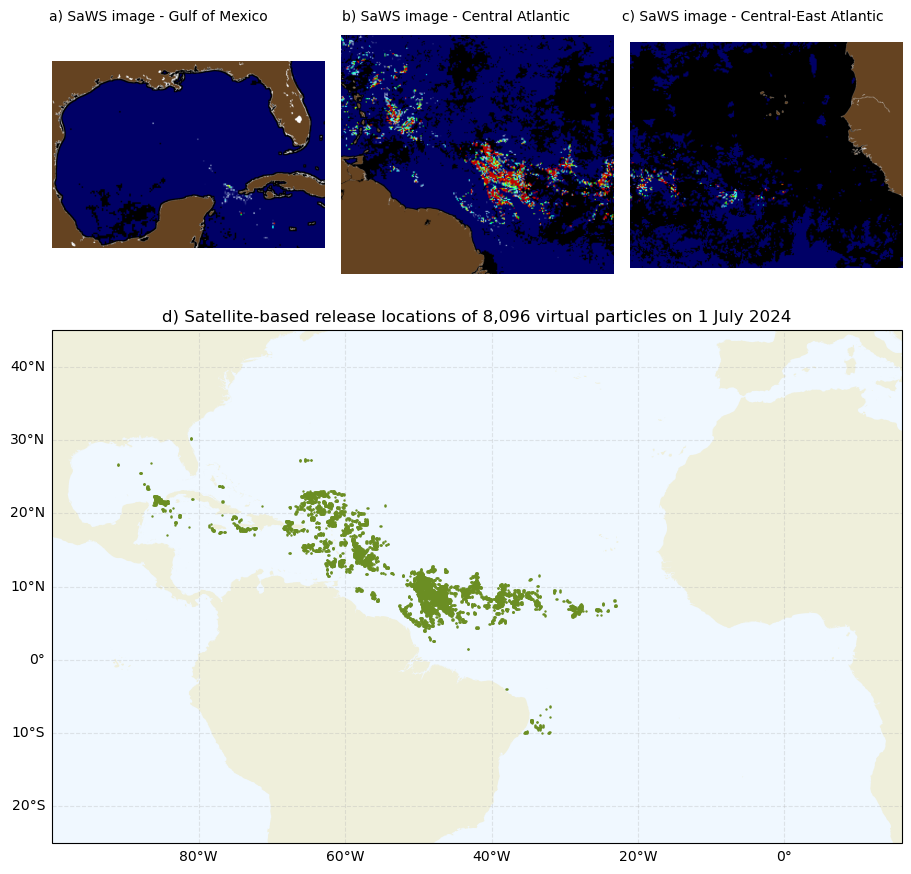
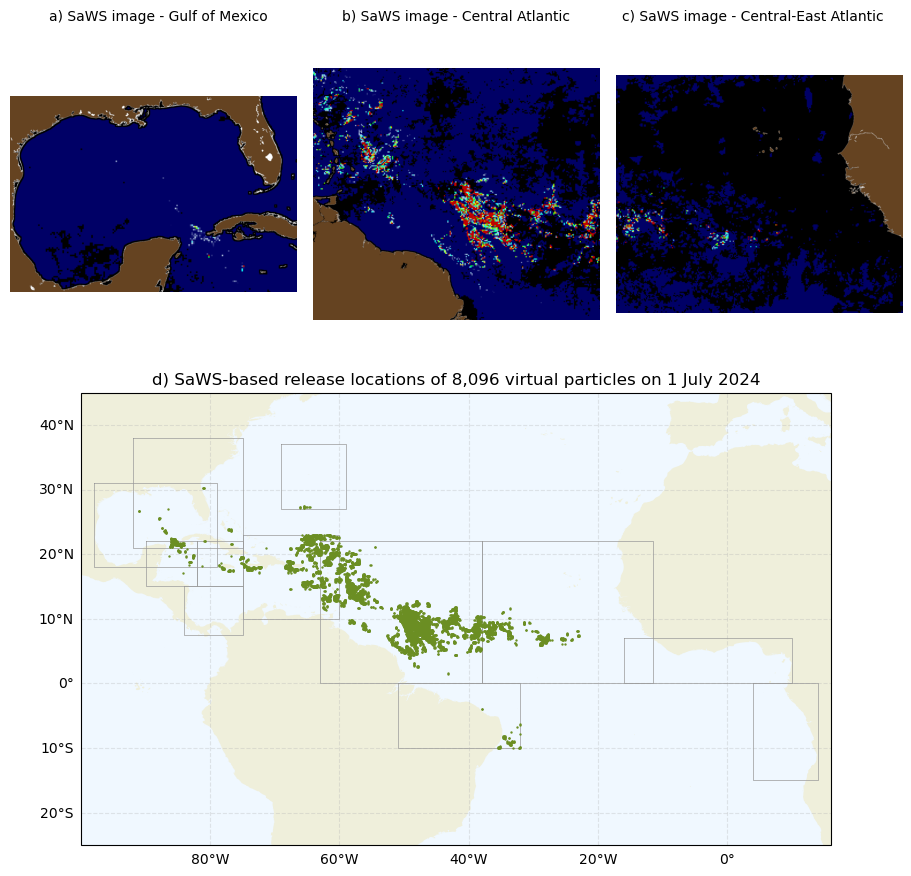
The notebook cell's code change between the first figure and the second:
--- before
+++ after
@@ -1,10 +1,9 @@
 #Loading satellite images
-coords = release_points_from_SaWS_images(datetime(2024,7,1), stride=8)
+coords = release_points_from_SaWS_images(datetime(2024, 7, 1), stride=8)
 
-images = [
-    plt.imread('SaWS_downloads/C20241772024183.1KM.GCOOS.7DAY.L3D.FA_UNET_DENSITY.png'),
-    plt.imread('SaWS_downloads/C20241772024183.1KM.C_ATLANTIC.7DAY.L3D.FA_UNET_DENSITY.png'),
-    plt.imread('SaWS_downloads/C20241772024183.1KM.CE_ATLANTIC.7DAY.L3D.FA_UNET_DENSITY.png'),
-]
+images = []
+imfiles = download_images(datetime(2024, 7, 1))
+for im in imfiles:
+    images.append(plt.imread(im))
 
 # Calculate aspect ratios and scale images to consistent PPI
@@ -16,5 +15,5 @@
 total_width = target_width * 3
 max_height = max(heights)
-fig_height = max_height + 6  # top images + bottom map
+fig_height = max_height + 4  # top images + bottom map
 
 #Creating figure layout: top row = 3 PNG images, bottom row = map
@@ -24,15 +23,15 @@
 #Top-left: Gulf of Mexico PNG
 ax0 = fig.add_subplot(gs[0, 0])
-ax0.imshow(images[0])
+ax0.imshow(images[9])
 ax0.axis('off')
 
 #Top-center: Central Atlantic PNG
 ax1 = fig.add_subplot(gs[0, 1])
-ax1.imshow(images[1])
+ax1.imshow(images[2])
 ax1.axis('off')
 
 #Top-right: Central-East Atlantic PNG
 ax2 = fig.add_subplot(gs[0, 2])
-ax2.imshow(images[2])
+ax2.imshow(images[3])
 ax2.axis('off')
 
@@ -48,7 +47,31 @@
 ax3.add_feature(cartopy.feature.LAND.with_scale('10m'), zorder=1)
 ax3.gridlines(draw_labels=['left', 'bottom'], zorder=0, alpha=0.3, linestyle='--')
-ax3.scatter(coords[:, 0], coords[:, 1], s=0.5, color='olivedrab', zorder=5)
+ax3.scatter(coords[:, 0], coords[:, 1], s=0.5, color='olivedrab', zorder=6)
 ax3.set_extent([-100, 16, -25, 45], crs=ccrs.PlateCarree())
-ax3.set_title(f'd) Satellite-based release locations of {len(coords):,} virtual particles on 1 July 2024')
+ax3.set_title(f'd) SaWS-based release locations of {len(coords):,} virtual particles on 1 July 2024')
+
+for im in imfiles:
+    img = Image.open(im).convert("RGB")
+
+    coords_file = im.replace(".png", ".pgw")
+    # Read world-file values
+    with open(coords_file, "r", encoding="utf-8") as f:
+        pixel_size_lon = float(f.readline().strip())   # pixel size in x (lon)
+        _ = f.readline().strip()          # rotation (usually 0)
+        _ = f.readline().strip()          # rotation (usually 0)
+        pixel_size_lat = float(f.readline().strip())   # pixel size in y (lat, usually negative)
+        upper_left_lon = float(f.readline().strip())   # lon of upper-left pixel center
+        upper_left_lat = float(f.readline().strip())   # lat of upper-left pixel center
+
+    # Coordinate vectors (pixel centers)
+    lons = [upper_left_lon, upper_left_lon + pixel_size_lon * img.size[0]]
+    lats = [upper_left_lat, upper_left_lat + pixel_size_lat * img.size[1]]
+    ax3.plot(
+        [lons[0], lons[1], lons[1], lons[0], lons[0]],
+        [lats[0], lats[0], lats[1], lats[1], lats[0]],
+        color="#999999",
+        linewidth=0.5,
+        zorder=5,
+    )
 
 fig.savefig('Figures/Figure1.png', bbox_inches='tight', dpi=300)

Commit: Update Figure 1 to show SaWS regions